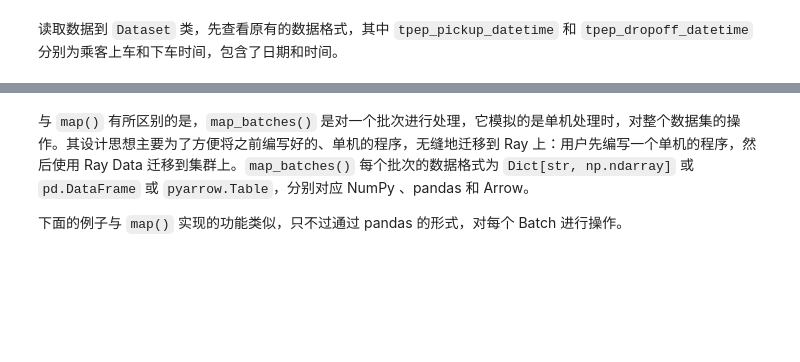
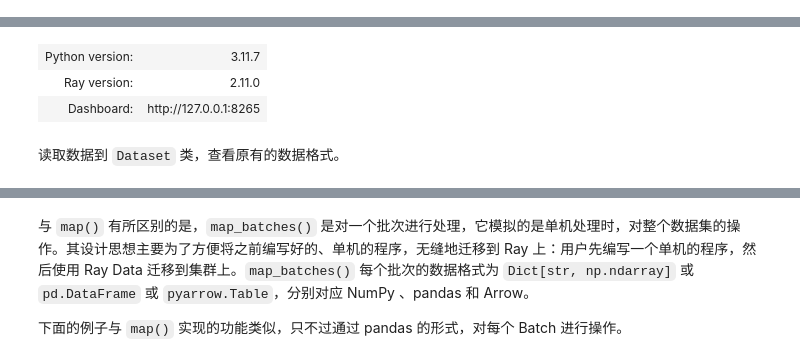
Before and after one commit to godaai/scale-py-zh, a Jupyter notebook: ch-ray-data/data-transform.ipynb, the cells around one changed output, grey strips where cells are left out. Cells and saved outputs as stored; diff of their text form; code cells hidden in the pictures; blank space fills up the shorter version.

```diff
--- a/ch-ray-data/data-transform.ipynb
+++ b/ch-ray-data/data-transform.ipynb
@@ -64,2 +30,21 @@ else:
-# %% [markdown]
-读取数据到 `Dataset` 类，先查看原有的数据格式，其中 `tpep_pickup_datetime` 和 `tpep_dropoff_datetime` 分别为乘客上车和下车时间，包含了日期和时间。
+# %%
+import os
+import sys
+from typing import Any, Dict
+
+sys.path.append("..")
+from datasets import nyc_taxi
+
+import numpy as np
+import pandas as pd
+import torch
+import ray
+
+import warnings
+warnings.simplefilter(action='ignore', category=FutureWarning)
+
+if ray.is_initialized:
+    ray.shutdown()
+
+ray.init()
+# %% [output]
@@ -66 +52,6 @@ else:
+| Python version: | 3.11.7 |
+| Ray version: | 2.11.0 |
+| Dashboard: | http://127.0.0.1:8265 |
+# %% [markdown]
+读取数据到 `Dataset` 类，查看原有的数据格式。
 # %%
```
Also changed, not shown: parts of 12 cells of this notebook, 26 other files.
